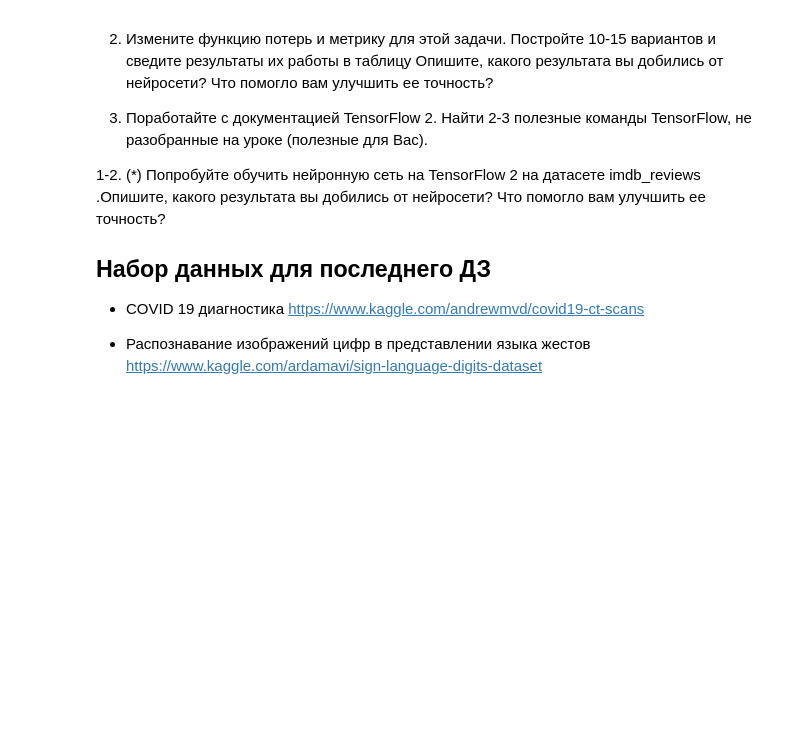
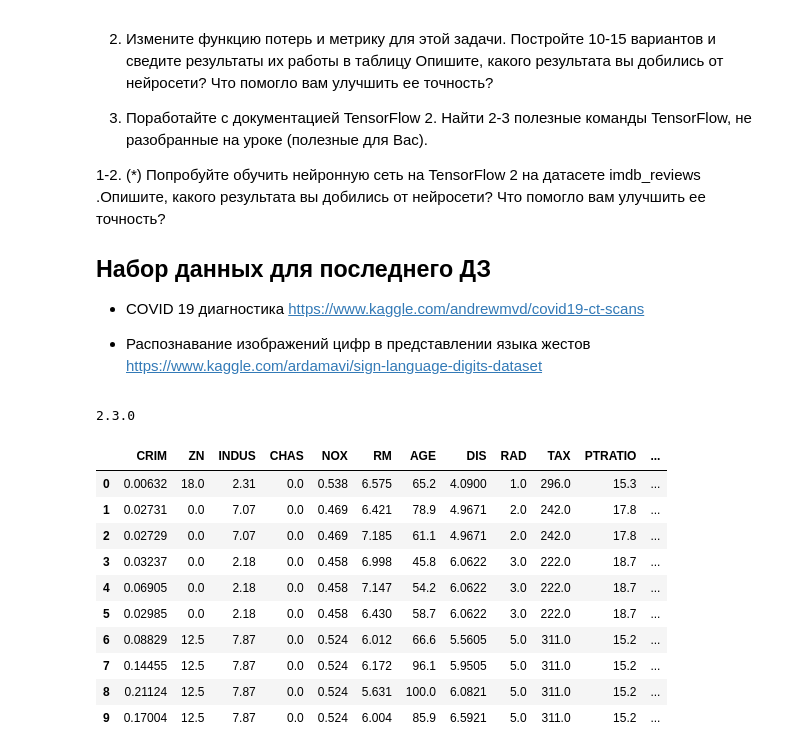
Before and after one commit to ViktorOtroschenko/Introduction_to_Neural_Networks, a Jupyter notebook: Lesson3.ipynb, the cells around one changed output. Cells and saved outputs as stored; diff of their text form; code cells hidden in the pictures; blank space fills up the shorter version.

```diff
--- a/Lesson3.ipynb
+++ b/Lesson3.ipynb
@@ -24,0 +34,12 @@
+# %%
+from __future__ import absolute_import, division, print_function, unicode_literals
+
+from tensorflow import keras
+from tensorflow.keras.models import Sequential
+from tensorflow.keras.layers import Dense
+from tensorflow.keras.utils import to_categorical
+from tensorflow.keras.optimizers import RMSprop, SGD, Adam, Nadam
+
+print(tf.__version__)
+# %% [output]
+2.3.0
@@ -24,0 +48,21 @@
+# %%
+boston = load_boston()
+
+X = boston["data"]
+y = boston["target"]
+feature_names = np.append(boston["feature_names"], ['target'])
+
+data = pd.DataFrame(data=np.c_[X, y], columns=feature_names)
+data.head(10)
+# %% [output]
+|  | CRIM | ZN | INDUS | CHAS | NOX | RM | AGE | DIS | RAD | TAX | PTRATIO | ... |
+| 0 | 0.00632 | 18.0 | 2.31 | 0.0 | 0.538 | 6.575 | 65.2 | 4.0900 | 1.0 | 296.0 | 15.3 | ... |
+| 1 | 0.02731 | 0.0 | 7.07 | 0.0 | 0.469 | 6.421 | 78.9 | 4.9671 | 2.0 | 242.0 | 17.8 | ... |
+| 2 | 0.02729 | 0.0 | 7.07 | 0.0 | 0.469 | 7.185 | 61.1 | 4.9671 | 2.0 | 242.0 | 17.8 | ... |
+| 3 | 0.03237 | 0.0 | 2.18 | 0.0 | 0.458 | 6.998 | 45.8 | 6.0622 | 3.0 | 222.0 | 18.7 | ... |
+| 4 | 0.06905 | 0.0 | 2.18 | 0.0 | 0.458 | 7.147 | 54.2 | 6.0622 | 3.0 | 222.0 | 18.7 | ... |
+| 5 | 0.02985 | 0.0 | 2.18 | 0.0 | 0.458 | 6.430 | 58.7 | 6.0622 | 3.0 | 222.0 | 18.7 | ... |
+| 6 | 0.08829 | 12.5 | 7.87 | 0.0 | 0.524 | 6.012 | 66.6 | 5.5605 | 5.0 | 311.0 | 15.2 | ... |
+| 7 | 0.14455 | 12.5 | 7.87 | 0.0 | 0.524 | 6.172 | 96.1 | 5.9505 | 5.0 | 311.0 | 15.2 | ... |
+| 8 | 0.21124 | 12.5 | 7.87 | 0.0 | 0.524 | 5.631 | 100.0 | 6.0821 | 5.0 | 311.0 | 15.2 | ... |
+| 9 | 0.17004 | 12.5 | 7.87 | 0.0 | 0.524 | 6.004 | 85.9 | 6.5921 | 5.0 | 311.0 | 15.2 | ... |
```
Also changed, not shown: parts of 21 cells of this notebook.
